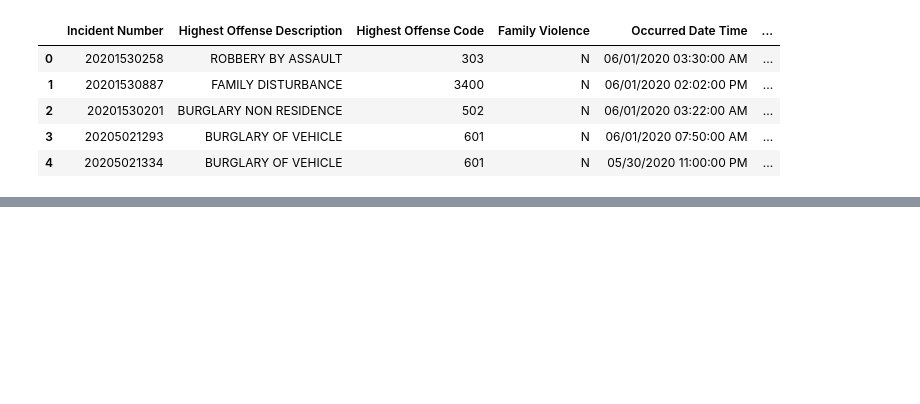
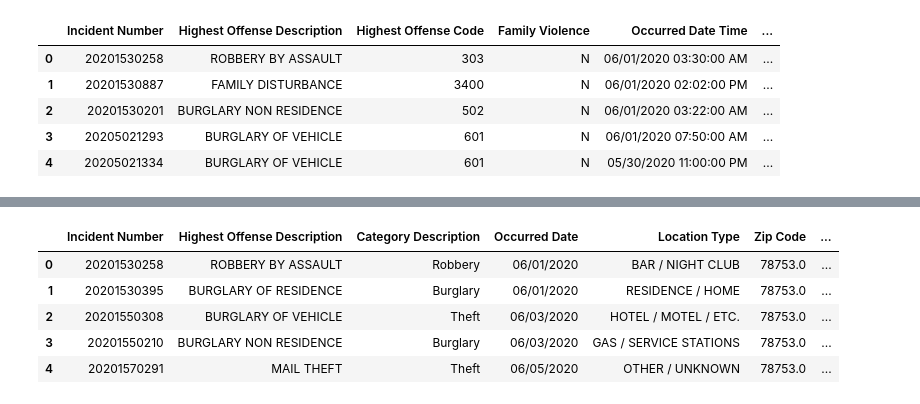
Before and after one commit to liwenjing2012/Cousera_Capstone, a Jupyter notebook: Capstone_final_project.ipynb, the cells around one changed output, grey strips where cells are left out. Cells and saved outputs as stored; diff of their text form; code cells hidden in the pictures; blank space fills up the shorter version.

```diff
--- a/Capstone_final_project.ipynb
+++ b/Capstone_final_project.ipynb
@@ -142,0 +172,9 @@ criminal_feature_data.groupby(['Family Violence','Highest Offense Description'])
+# %%
+joined_gdf.head()
+# %% [output]
+|  | Incident Number | Highest Offense Description | Category Description | Occurred Date | Location Type | Zip Code | ... |
+| 0 | 20201530258 | ROBBERY BY ASSAULT | Robbery | 06/01/2020 | BAR / NIGHT CLUB | 78753.0 | ... |
+| 1 | 20201530395 | BURGLARY OF RESIDENCE | Burglary | 06/01/2020 | RESIDENCE / HOME | 78753.0 | ... |
+| 2 | 20201550308 | BURGLARY OF VEHICLE | Theft | 06/03/2020 | HOTEL / MOTEL / ETC. | 78753.0 | ... |
+| 3 | 20201550210 | BURGLARY NON RESIDENCE | Burglary | 06/03/2020 | GAS / SERVICE STATIONS | 78753.0 | ... |
+| 4 | 20201570291 | MAIL THEFT | Theft | 06/05/2020 | OTHER / UNKNOWN | 78753.0 | ... |
```
Also changed, not shown: parts of 23 cells of this notebook.
